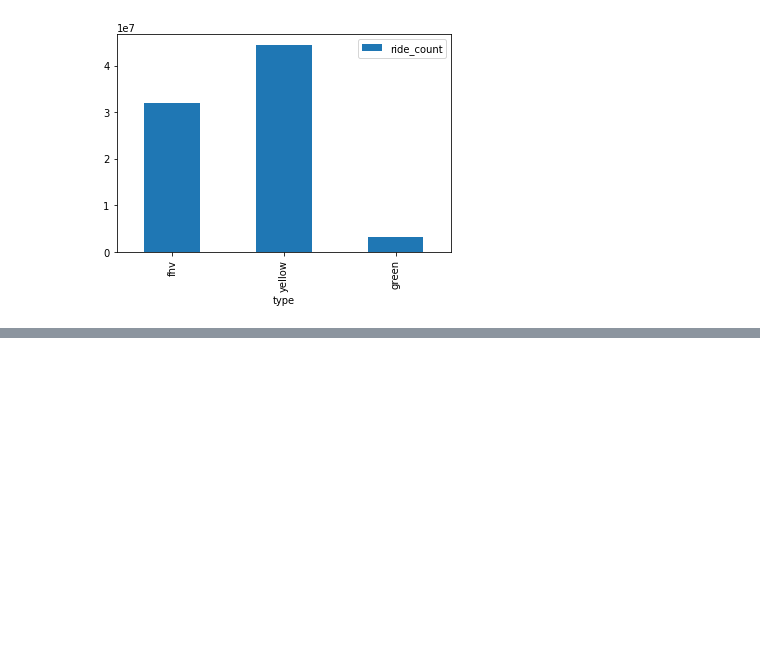
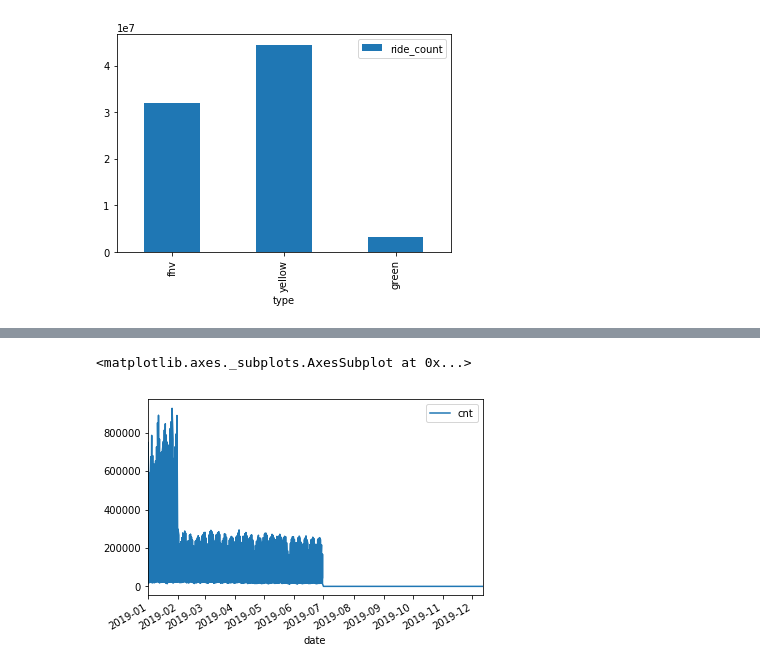
Before and after one commit to bsnively/sagemaker-workshops, a Jupyter notebook: 2019_reinvent/notebooks/DataDiscoveryAndConversation.ipynb, the cells around one changed output, grey strips where cells are left out. Saved outputs shown, nothing was run; the diff lists cells and outputs as text; code cells hidden in the pictures; blank space fills up the shorter version.

```diff
--- a/2019_reinvent/notebooks/DataDiscoveryAndConversation.ipynb
+++ b/2019_reinvent/notebooks/DataDiscoveryAndConversation.ipynb
@@ -102,0 +175,7 @@ df.plot.bar(x='type', y='ride_count')
+# %%
+# Only reason we put this conditional here is so you can execute the cell multiple times
+# if you don't check, it won't find the 'date' column again and makes interacting w/ the notebook more seemless
+if type(typeperday_df.index) != pd.core.indexes.datetimes.DatetimeIndex:
+    typeperday_df = typeperday_df.set_index('date', drop=True)
+
+typeperday_df.head()
@@ -102,0 +190,5 @@ df.plot.bar(x='type', y='ride_count')
+# %%
+typeperday_df.loc['2019-01-01':'2019-12-31'].plot(y='cnt')
+# %% [output]
+<matplotlib.axes._subplots.AxesSubplot at 0x...>
+[figure, added]
```
Also changed, not shown: parts of 13 cells of this notebook.
